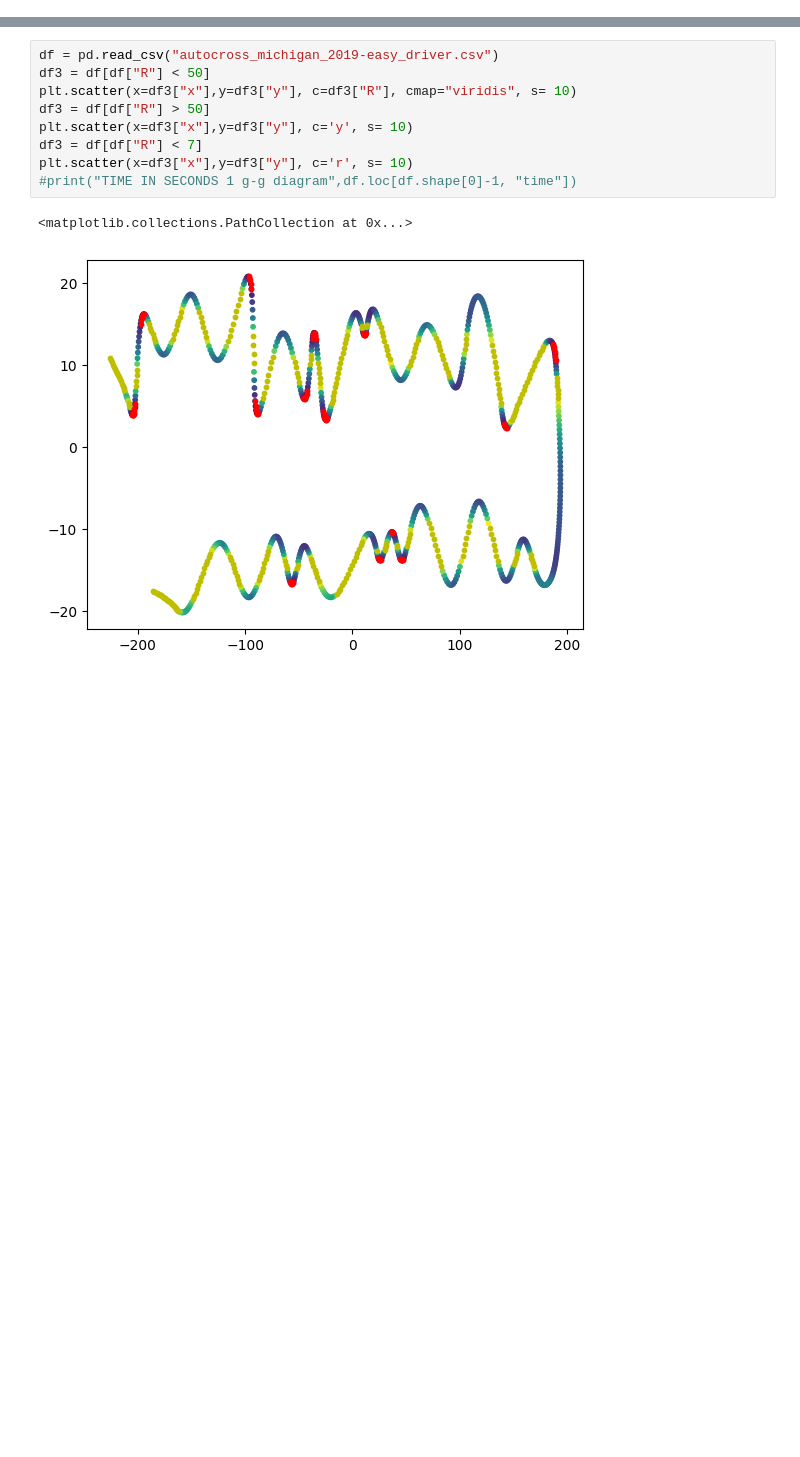
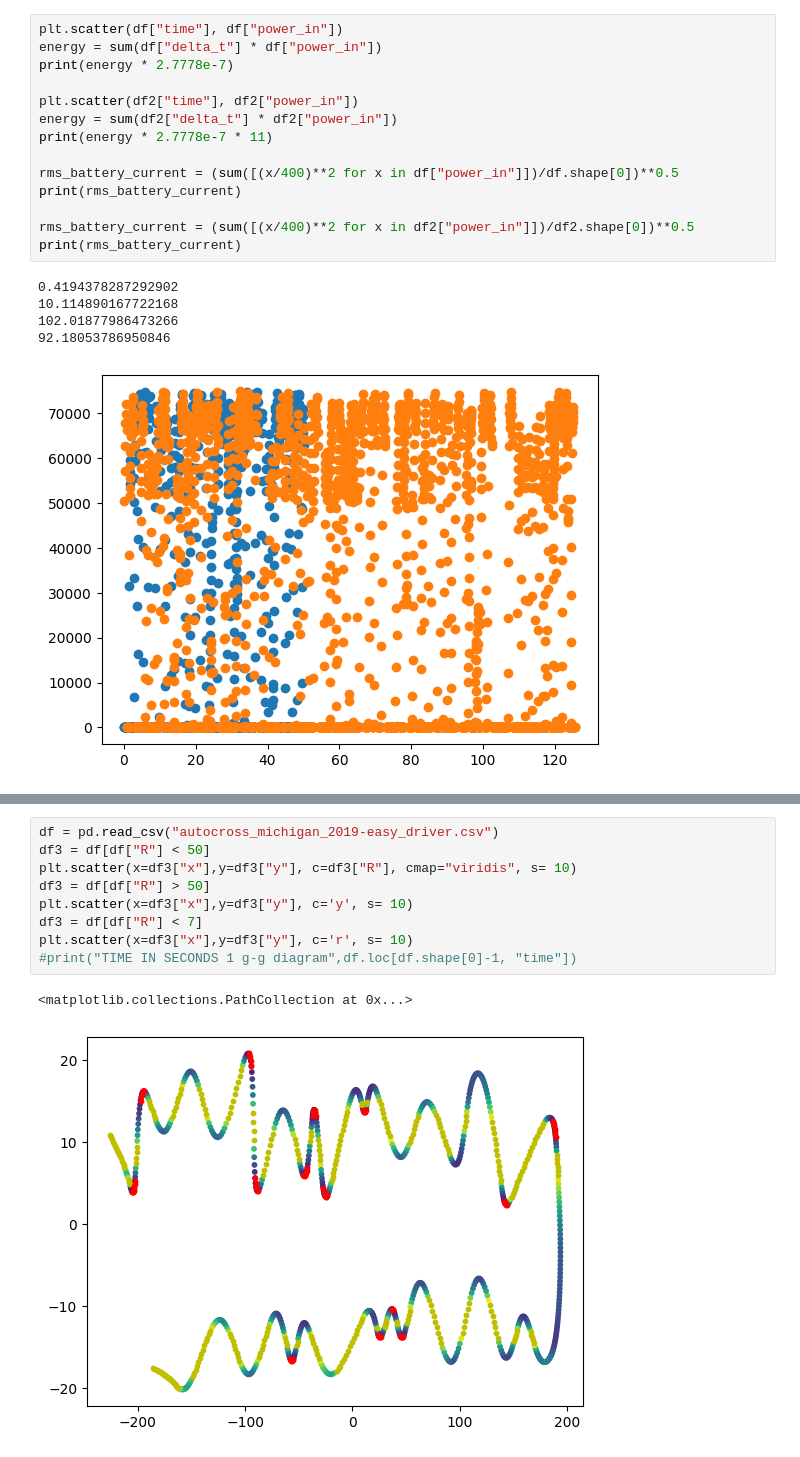
Before and after one commit to LonghornRacingElectric/jomama_lapsim, a Jupyter notebook: results/lapsim_analysis.ipynb, the cells around one changed output, grey strips where cells are left out. Drawn from its saved outputs; the diff is of its cells as text; blank space fills up the shorter version.

```diff
--- a/results/lapsim_analysis.ipynb
+++ b/results/lapsim_analysis.ipynb
@@ -16,0 +17,20 @@ plt.colorbar()
+# %%
+plt.scatter(df["time"], df["power_in"])
+energy = sum(df["delta_t"] * df["power_in"])
+print(energy * 2.7778e-7)
+
+plt.scatter(df2["time"], df2["power_in"])
+energy = sum(df2["delta_t"] * df2["power_in"])
+print(energy * 2.7778e-7 * 11)
+
+rms_battery_current = (sum([(x/400)**2 for x in df["power_in"]])/df.shape[0])**0.5
+print(rms_battery_current)
+
+rms_battery_current = (sum([(x/400)**2 for x in df2["power_in"]])/df2.shape[0])**0.5
+print(rms_battery_current)
+# %% [output]
+0.4194378287292902
+10.114890167722168
+102.01877986473266
+92.18053786950846
+[figure, added]
```
Also changed, not shown: parts of 12 cells of this notebook, 3 other files.
